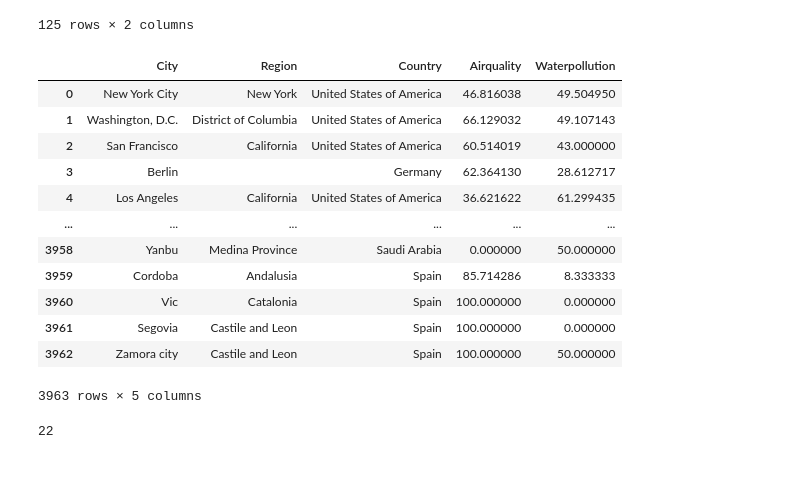
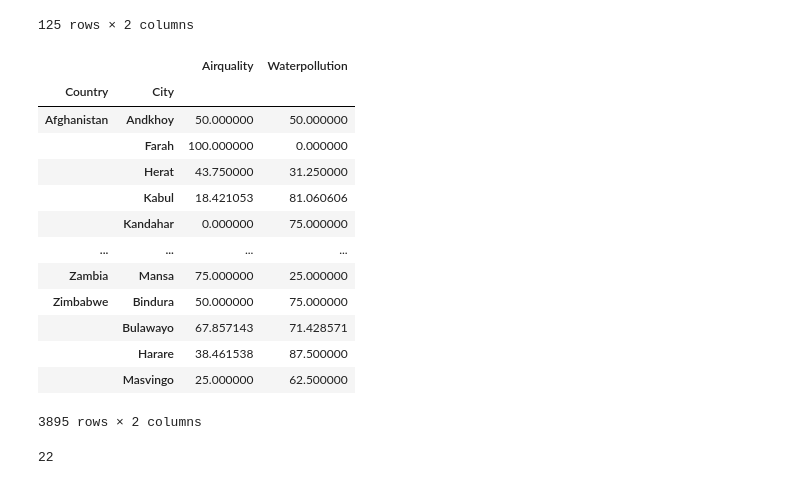
Before and after one commit to Hojiakbardevs/Datascience, a Jupyter notebook: world_cities_air_quality_and_water_polution.ipynb, the cells around one changed output. Saved outputs shown, nothing was run; the diff lists cells and outputs as text; code cells hidden in the pictures.

```diff
--- a/world_cities_air_quality_and_water_polution.ipynb
+++ b/world_cities_air_quality_and_water_polution.ipynb
@@ -194,22 +198,23 @@ df1.loc[['Uzbekistan', 'Germany']]
 |  | Wuppertal | 90.000000 | 0.000000 |
 |  | Zwickau | 75.000000 | 50.000000 |
 125 rows × 2 columns
-# %%
-df
-# %% [output]
-|  | City | Region | Country | Airquality | Waterpollution |
-| 0 | New York City | New York | United States of America | 46.816038 | 49.504950 |
-| 1 | Washington, D.C. | District of Columbia | United States of America | 66.129032 | 49.107143 |
-| 2 | San Francisco | California | United States of America | 60.514019 | 43.000000 |
-| 3 | Berlin |  | Germany | 62.364130 | 28.612717 |
-| 4 | Los Angeles | California | United States of America | 36.621622 | 61.299435 |
-| ... | ... | ... | ... | ... | ... |
-| 3958 | Yanbu | Medina Province | Saudi Arabia | 0.000000 | 50.000000 |
-| 3959 | Cordoba | Andalusia | Spain | 85.714286 | 8.333333 |
-| 3960 | Vic | Catalonia | Spain | 100.000000 | 0.000000 |
-| 3961 | Segovia | Castile and Leon | Spain | 100.000000 | 0.000000 |
-| 3962 | Zamora city | Castile and Leon | Spain | 100.000000 | 50.000000 |
-3963 rows × 5 columns
+# %%
+df1
+# %% [output]
+|  |  | Airquality | Waterpollution |
+| Country | City |  |  |
+| Afghanistan | Andkhoy | 50.000000 | 50.000000 |
+|  | Farah | 100.000000 | 0.000000 |
+|  | Herat | 43.750000 | 31.250000 |
+|  | Kabul | 18.421053 | 81.060606 |
+|  | Kandahar | 0.000000 | 75.000000 |
+| ... | ... | ... | ... |
+| Zambia | Mansa | 75.000000 | 25.000000 |
+| Zimbabwe | Bindura | 50.000000 | 75.000000 |
+|  | Bulawayo | 67.857143 | 71.428571 |
+|  | Harare | 38.461538 | 87.500000 |
+|  | Masvingo | 25.000000 | 62.500000 |
+3895 rows × 2 columns
 # %%
 def get_cost(sqft_walls, sqft_ceiling, sqft_per_gallon, cost_per_gallon):
     total_sqft = sqft_walls + sqft_ceiling
```
Also changed, not shown: parts of 7 cells of this notebook.
